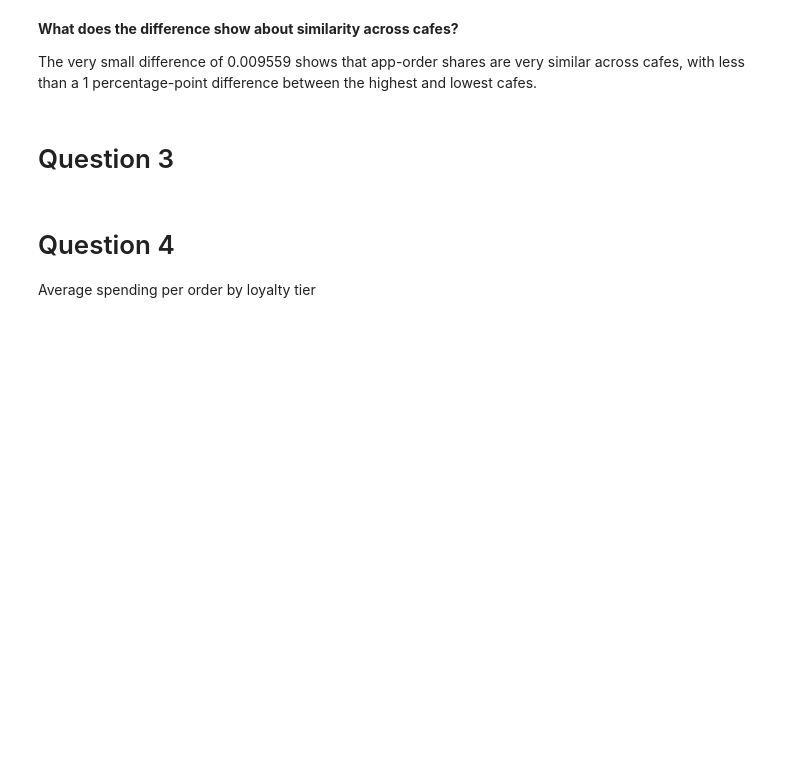
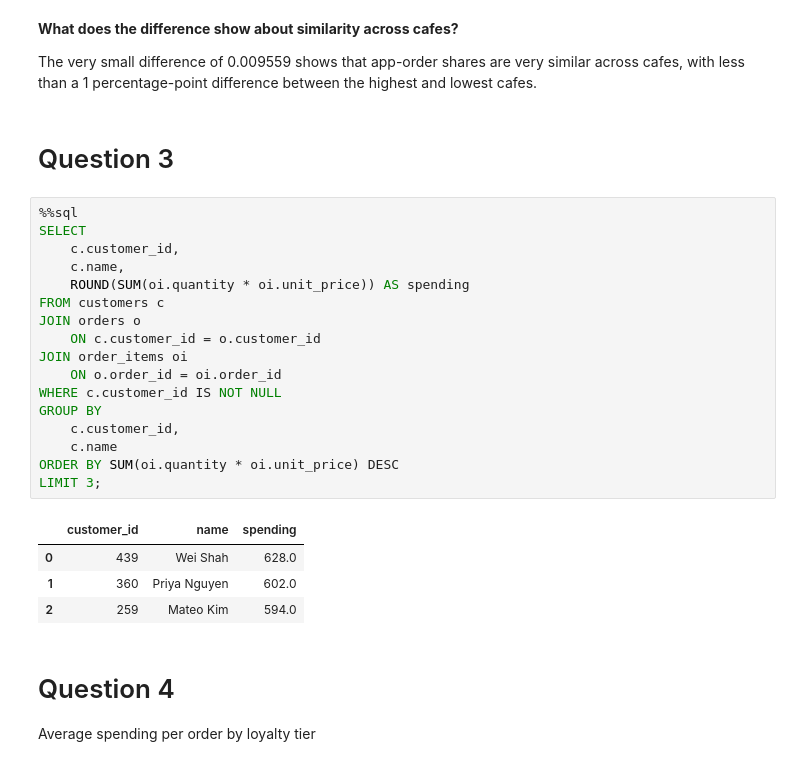
Before and after one commit to LourdAbuHadid1/IE-332-Group-Assignments, a Jupyter notebook: A1.ipynb, the cells around one changed output. Drawn from its saved outputs; the diff is of its cells as text; blank space fills up the shorter version.

```diff
--- a/A1.ipynb
+++ b/A1.ipynb
@@ -211,6 +211,28 @@ print(df_summary)
 The very small difference of 0.009559 shows that app-order shares are very similar across cafes, with less than a 1 percentage-point difference between the highest and lowest cafes.
 # %% [markdown]
 # Question 3
+# %%
+%%sql
+SELECT
+    c.customer_id,
+    c.name,
+    ROUND(SUM(oi.quantity * oi.unit_price)) AS spending
+FROM customers c
+JOIN orders o
+    ON c.customer_id = o.customer_id
+JOIN order_items oi
+    ON o.order_id = oi.order_id
+WHERE c.customer_id IS NOT NULL
+GROUP BY
+    c.customer_id,
+    c.name
+ORDER BY SUM(oi.quantity * oi.unit_price) DESC
+LIMIT 3;
+# %% [output]
+|  | customer_id | name | spending |
+| 0 | 439 | Wei Shah | 628.0 |
+| 1 | 360 | Priya Nguyen | 602.0 |
+| 2 | 259 | Mateo Kim | 594.0 |
 # %% [markdown]
 # Question 4
 Average spending per order by loyalty tier
```
Also changed, not shown: parts of 3 cells of this notebook.
